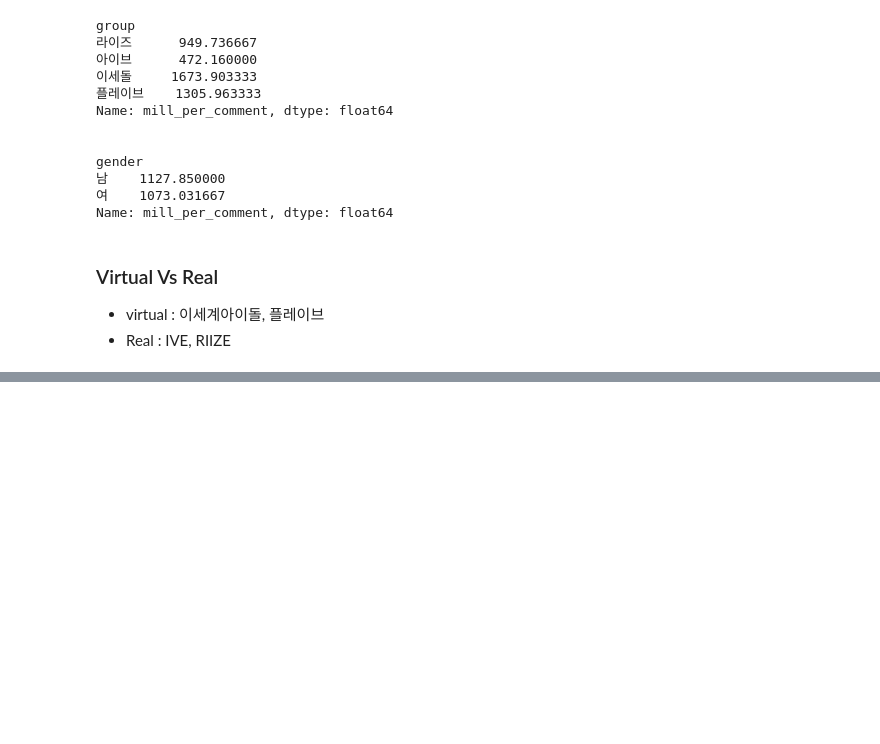
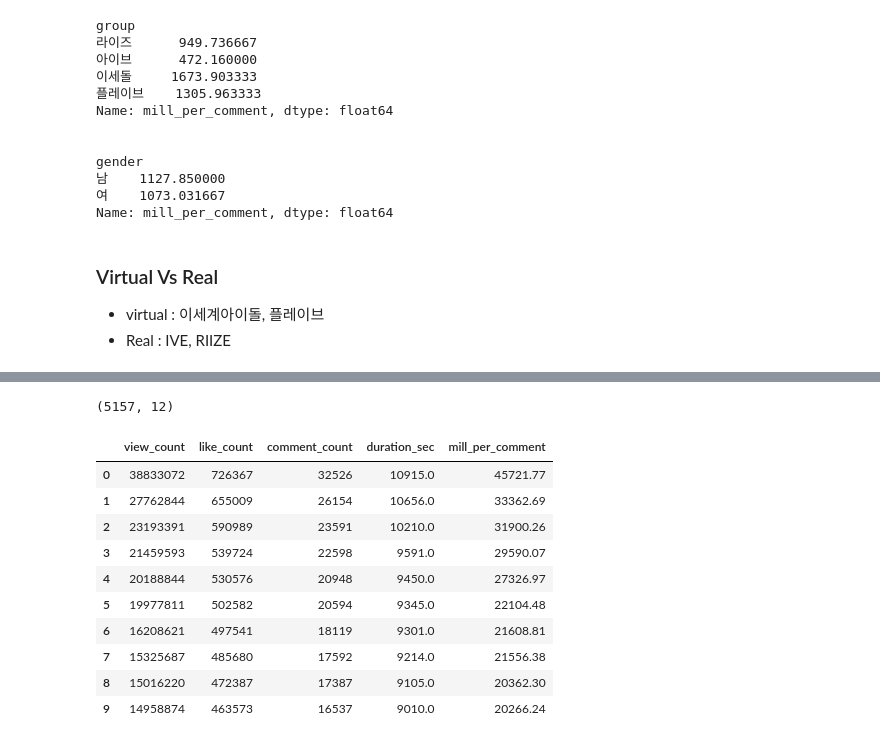
Before and after one commit to PotenUP3-DA-Team4/DA_AI_Jobs, a Jupyter notebook: pandapear557/02_EDA.ipynb, the cells around one changed output, grey strips where cells are left out. Drawn from its saved outputs; the diff is of its cells as text; code cells hidden in the pictures; blank space fills up the shorter version.

```diff
--- a/pandapear557/02_EDA.ipynb
+++ b/pandapear557/02_EDA.ipynb
@@ -221,0 +301,37 @@ Name: mill_per_comment, dtype: float64
+# %%
+# 수치해석
+## view_count	like_count	comment_count	duration_sec  mill_per_comment
+vid_list_df['comment_view_ratio'] = vid_list_df['comment_count'] / vid_list_df['view_count']
+
+vid_list_df['mill_per_comment'] = (vid_list_df['comment_count'] / (vid_list_df['view_count'] / 1000000)).round(2)
+print(vid_list_df.shape)
+
+inst5 = vid_list_df[['view_count', 'like_count', 'comment_count', 'duration_sec', 'mill_per_comment', 'video_id']]
+inst5.describe()
+
+
+## top 10
+top_data = {}
+for col in inst5.columns:
+    # 해당 컬럼의 상위 5개 값을 가져와 리스트로 저장 (인덱스 제외, 값만)
+    try:
+        top_data[col] = inst5[col].nlargest(10).values
+    except:
+        pass
+
+# 3. 새로운 데이터프레임으로 변환
+top_df = pd.DataFrame(top_data)
+top_df
+# %% [output]
+(5157, 12)
+|  | view_count | like_count | comment_count | duration_sec | mill_per_comment |
+| 0 | 38833072 | 726367 | 32526 | 10915.0 | 45721.77 |
+| 1 | 27762844 | 655009 | 26154 | 10656.0 | 33362.69 |
+| 2 | 23193391 | 590989 | 23591 | 10210.0 | 31900.26 |
+| 3 | 21459593 | 539724 | 22598 | 9591.0 | 29590.07 |
+| 4 | 20188844 | 530576 | 20948 | 9450.0 | 27326.97 |
+| 5 | 19977811 | 502582 | 20594 | 9345.0 | 22104.48 |
+| 6 | 16208621 | 497541 | 18119 | 9301.0 | 21608.81 |
+| 7 | 15325687 | 485680 | 17592 | 9214.0 | 21556.38 |
+| 8 | 15016220 | 472387 | 17387 | 9105.0 | 20362.30 |
+| 9 | 14958874 | 463573 | 16537 | 9010.0 | 20266.24 |
```
Also changed, not shown: parts of 12 cells of this notebook, 6 other files.
